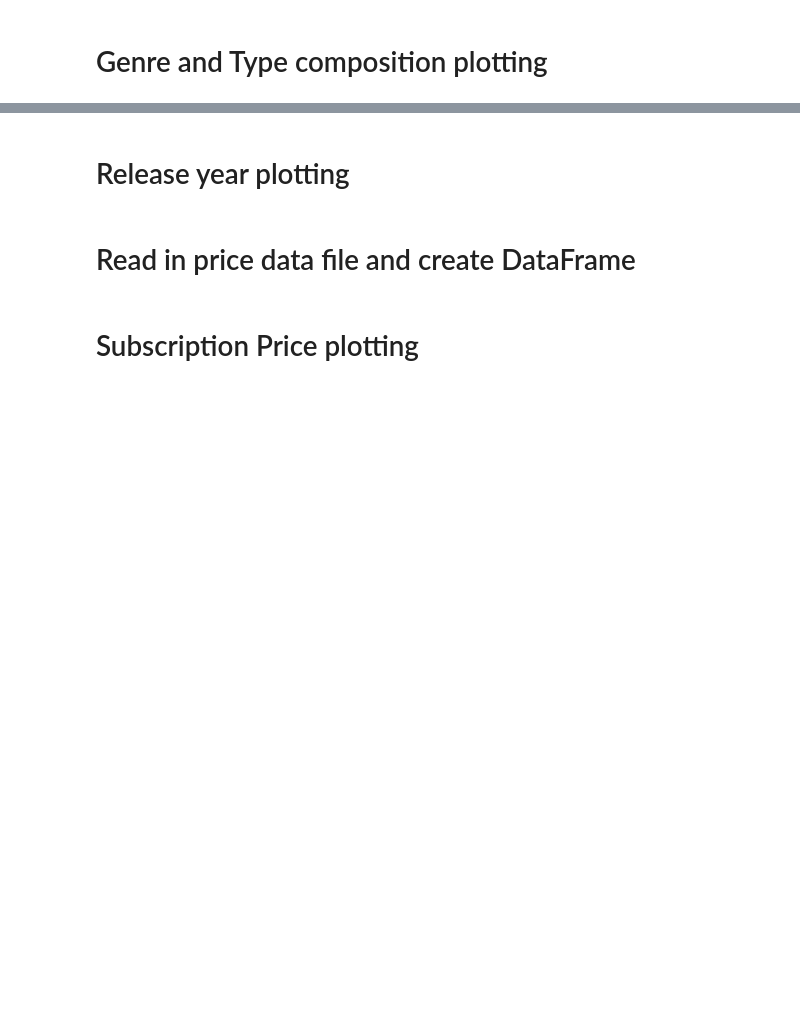
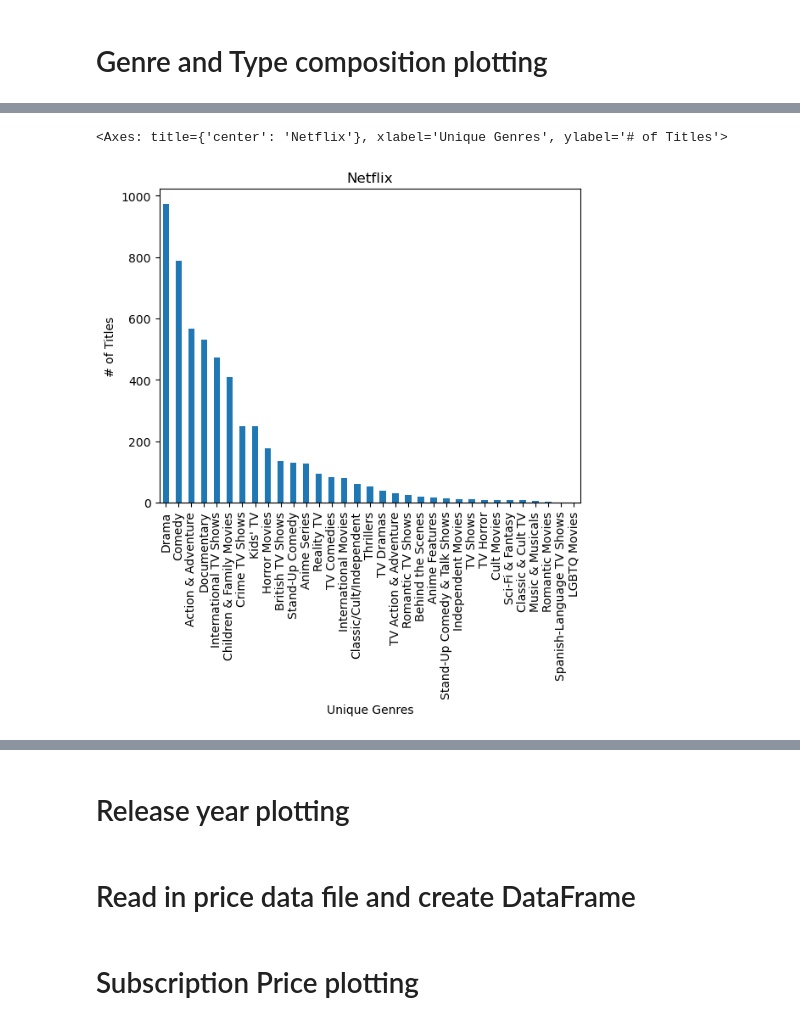
Before and after one commit to gfoley15/netflixandchill, a Jupyter notebook: notebook/netflixandchill.ipynb, the cells around one changed output, grey strips where cells are left out. Drawn from its saved outputs; the diff is of its cells as text; code cells hidden in the pictures; blank space fills up the shorter version.

```diff
--- a/notebook/netflixandchill.ipynb
+++ b/notebook/netflixandchill.ipynb
@@ -149,2 +206,10 @@ combined_df.head()
+# %%
+# Netflix bar chart for primary genre counts
+netflix_bar_chart = combined_df.loc[combined_df['platform'] == 'Netflix']
+netflix_bar_chart = netflix_bar_chart["primary_genre"].value_counts()
+netflix_bar_chart.plot.bar(xlabel = 'Unique Genres', ylabel='# of Titles', title='Netflix')
+# %% [output]
+<Axes: title={'center': 'Netflix'}, xlabel='Unique Genres', ylabel='# of Titles'>
+[figure, added]
 # %%
 # Disney bar chart for primary genre counts
```
Also changed, not shown: parts of 23 cells of this notebook.
